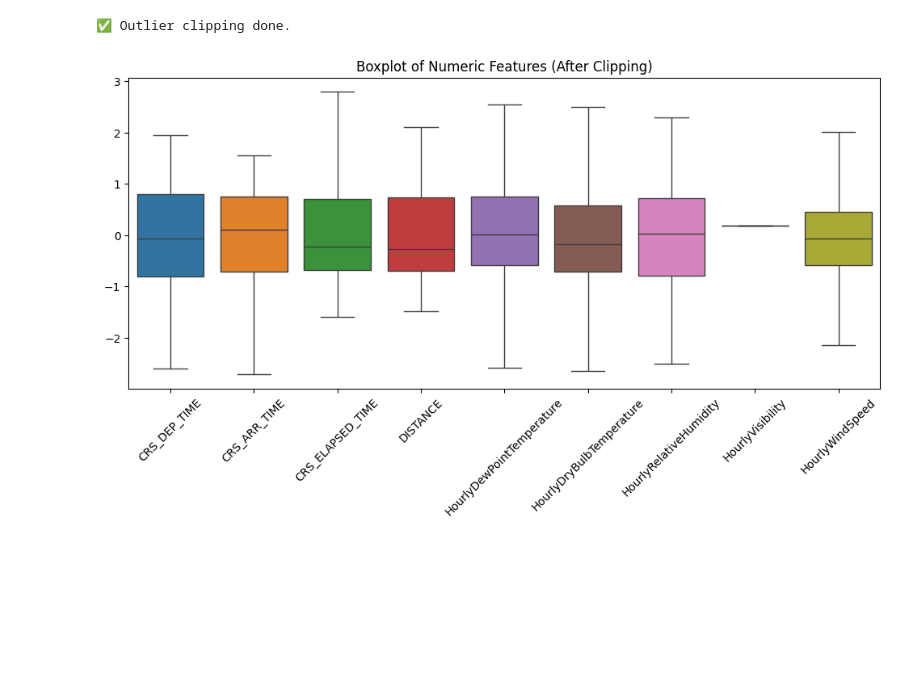
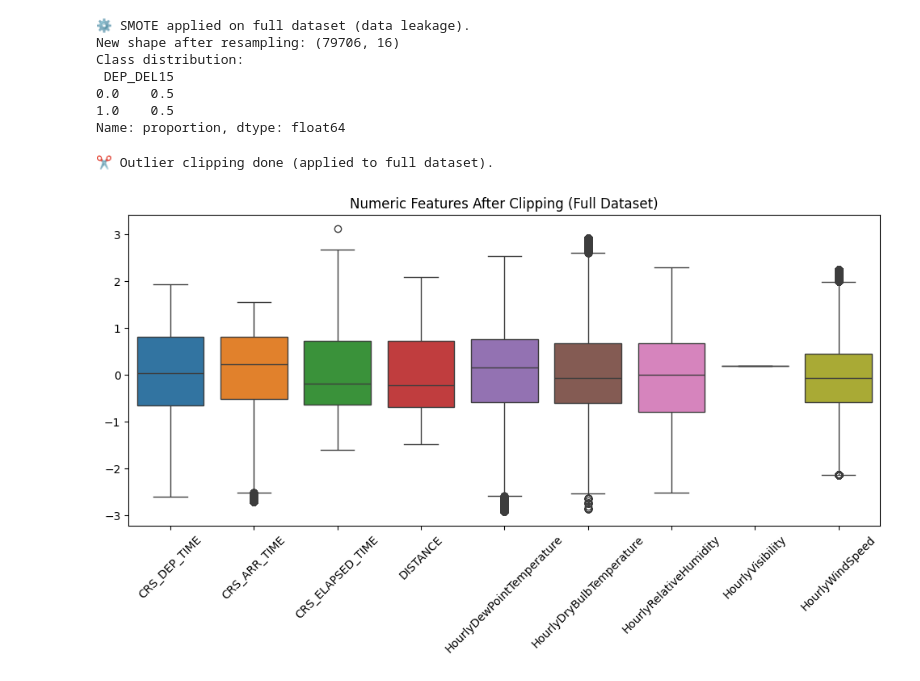
Before and after one commit to cestthanh/USA-flight-delay-prediction, a Jupyter notebook: Modeling_Classification/preprocess_classi.ipynb, the cells around one changed output. Cells and saved outputs as stored; diff of their text form; code cells hidden in the pictures; blank space fills up the shorter version.

```diff
--- a/Modeling_Classification/preprocess_classi.ipynb
+++ b/Modeling_Classification/preprocess_classi.ipynb
@@ -118,24 +67,58 @@ plt.show()
 # %%
 # ===============================
-# 4️⃣ Clip Outliers & Recheck Statistics
+# 4️⃣ Apply SMOTE on the entire dataset (data leakage style)
 # ===============================
-for col in num_cols:
-    Q1, Q3 = df_classifi[col].quantile([0.25, 0.75])
-    IQR = Q3 - Q1
-    lower, upper = Q1 - 1.5*IQR, Q3 + 1.5*IQR
-    df_classifi[col] = df_classifi[col].clip(lower, upper)
+X = df_classifi.drop("DEP_DEL15", axis=1)
+y = df_classifi["DEP_DEL15"]
 
-print("✅ Outlier clipping done.\n")
+sm = SMOTE(random_state=42)
+X_res, y_res = sm.fit_resample(X, y)
 
-# --- Boxplot sau khi clip ---
-plt.figure(figsize=(12,5))
-sns.boxplot(data=df_classifi[num_cols])
-plt.title("Boxplot of Numeric Features (After Clipping)")
-plt.xticks(rotation=45)
-plt.show()
+df_classifi = pd.concat(
+    [pd.DataFrame(X_res, columns=X.columns), y_res.reset_index(drop=True)],
+    axis=1
+)
 
-# --- Save to CSV file ---
-df_classifi.to_csv(r"D:\Project DS Final\Data\classi_mod_data.csv", index=False)
+print("⚙️ SMOTE applied on full dataset (data leakage).")
+print("New shape after resampling:", df_classifi.shape)
+print("Class distribution:\n", y_res.value_counts(normalize=True))
 # %% [output]
-✅ Outlier clipping done.
+⚙️ SMOTE applied on full dataset (data leakage).
+New shape after resampling: (79706, 16)
+Class distribution:
+ DEP_DEL15
+0.0    0.5
+1.0    0.5
+Name: proportion, dtype: float64
-[figure, removed]
+# %%
+# ===============================
+# 5️⃣ Handle Outliers (Clipping) on entire dataset
+# ===============================
+num_cols = [
+    "CRS_DEP_TIME","CRS_ARR_TIME","CRS_ELAPSED_TIME","DISTANCE",
+    "HourlyDewPointTemperature","HourlyDryBulbTemperature",
+    "HourlyRelativeHumidity","HourlyVisibility","HourlyWindSpeed"
+]
+
+for col in num_cols:
+    Q1 = df_classifi[col].quantile(0.25)
+    Q3 = df_classifi[col].quantile(0.75)
+    IQR = Q3 - Q1
+    lower = Q1 - 1.75 * IQR   # dùng 1.75 thay vì 1.5 để clip nhẹ hơn
+    upper = Q3 + 1.75 * IQR
+    df_classifi[col] = df_classifi[col].clip(lower, upper)
+
+print("✂️ Outlier clipping done (applied to full dataset).")
+# %% [output]
+✂️ Outlier clipping done (applied to full dataset).
+# %%
+# ===============================
+# 6️⃣ Visualize Boxplot After Clipping
+# ===============================
+plt.figure(figsize=(12,5))
+sns.boxplot(data=df_classifi[num_cols])
+plt.title("Numeric Features After Clipping (Full Dataset)")
+plt.xticks(rotation=45)
+plt.show()
+# %% [output]
+[figure, added]
```
Also changed, not shown: parts of 6 cells of this notebook, 2 other files.
